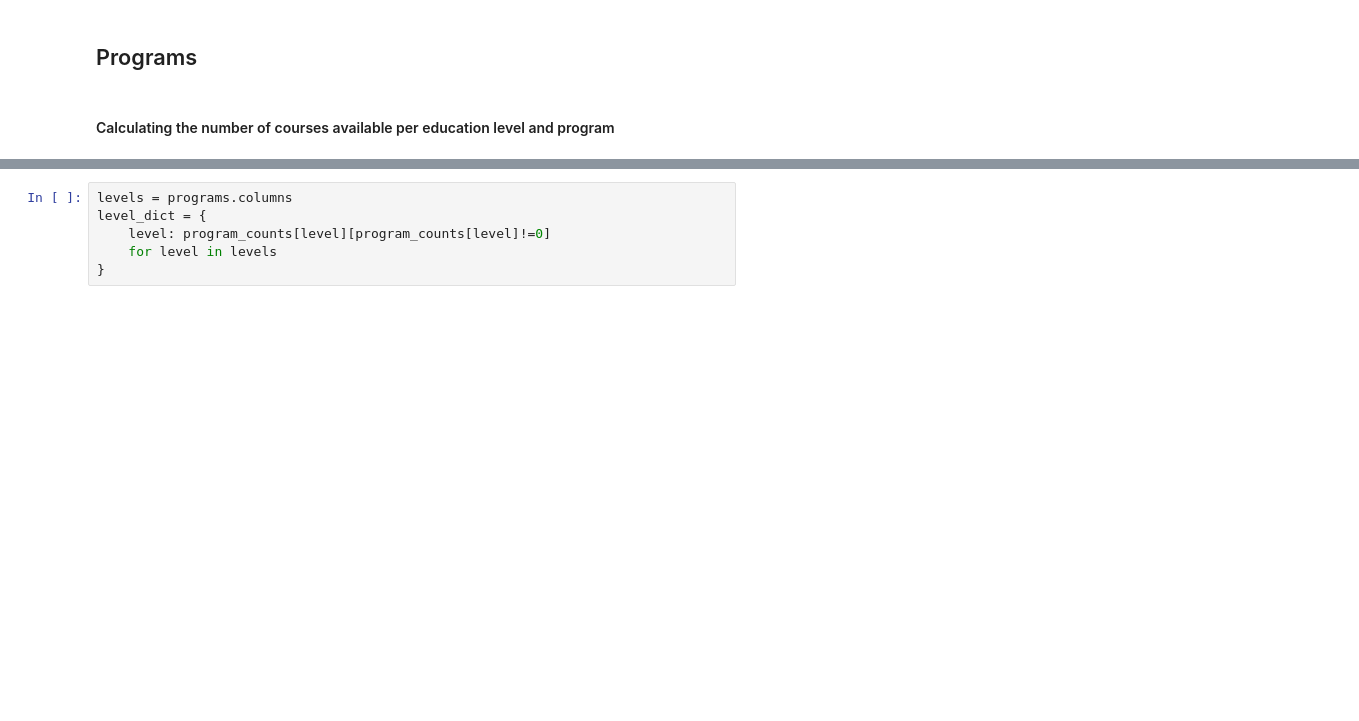
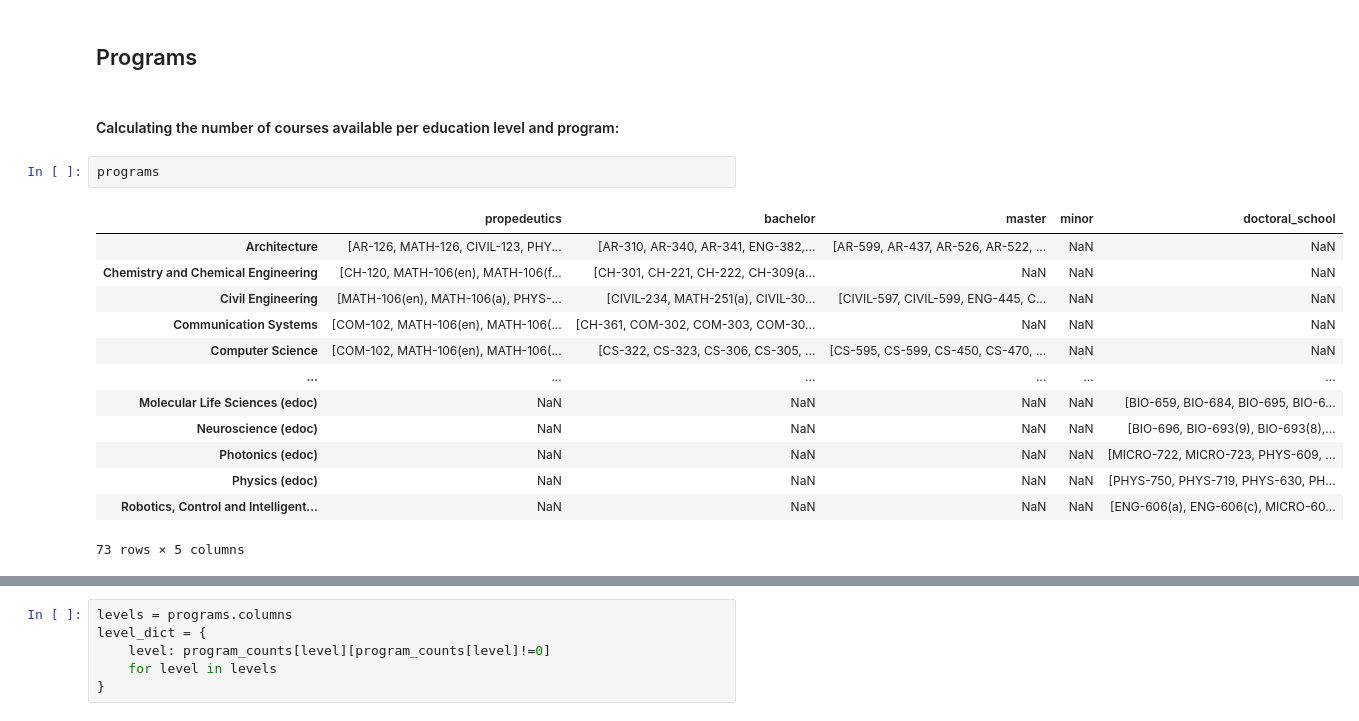
Before and after one commit to valentinoli/epfl-interactive-coursebook, a Jupyter notebook: python/analysis.ipynb, the cells around one changed output, grey strips where cells are left out. Saved outputs shown, nothing was run; the diff lists cells and outputs as text; blank space fills up the shorter version.

```diff
--- a/python/analysis.ipynb
+++ b/python/analysis.ipynb
@@ -17,5 +44,21 @@ studyplans = pd.DataFrame.from_dict(epfl_studyplans, orient='index')
 # %% [markdown]
 ## Programs
 # %% [markdown]
-#### Calculating the number of courses available per education level and program
+#### Calculating the number of courses available per education level and program:
+# %%
+programs
+# %% [output]
+|  | propedeutics | bachelor | master | minor | doctoral_school |
+| Architecture | [AR-126, MATH-126, CIVIL-123, PHY... | [AR-310, AR-340, AR-341, ENG-382,... | [AR-599, AR-437, AR-526, AR-522, ... | NaN | NaN |
+| Chemistry and Chemical Engineering | [CH-120, MATH-106(en), MATH-106(f... | [CH-301, CH-221, CH-222, CH-309(a... | NaN | NaN | NaN |
+| Civil Engineering | [MATH-106(en), MATH-106(a), PHYS-... | [CIVIL-234, MATH-251(a), CIVIL-30... | [CIVIL-597, CIVIL-599, ENG-445, C... | NaN | NaN |
+| Communication Systems | [COM-102, MATH-106(en), MATH-106(... | [CH-361, COM-302, COM-303, COM-30... | NaN | NaN | NaN |
+| Computer Science | [COM-102, MATH-106(en), MATH-106(... | [CS-322, CS-323, CS-306, CS-305, ... | [CS-595, CS-599, CS-450, CS-470, ... | NaN | NaN |
+| ... | ... | ... | ... | ... | ... |
+| Molecular Life Sciences (edoc) | NaN | NaN | NaN | NaN | [BIO-659, BIO-684, BIO-695, BIO-6... |
+| Neuroscience (edoc) | NaN | NaN | NaN | NaN | [BIO-696, BIO-693(9), BIO-693(8),... |
+| Photonics (edoc) | NaN | NaN | NaN | NaN | [MICRO-722, MICRO-723, PHYS-609, ... |
+| Physics (edoc) | NaN | NaN | NaN | NaN | [PHYS-750, PHYS-719, PHYS-630, PH... |
+| Robotics, Control and Intelligent... | NaN | NaN | NaN | NaN | [ENG-606(a), ENG-606(c), MICRO-60... |
+73 rows × 5 columns
 # %%
```
Also changed, not shown: parts of 25 cells of this notebook, 4 other files.
